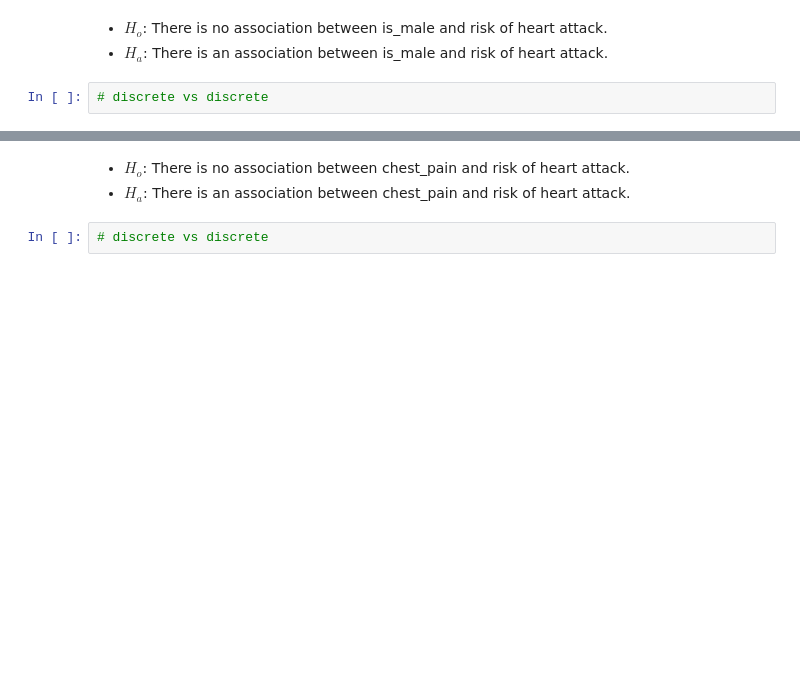
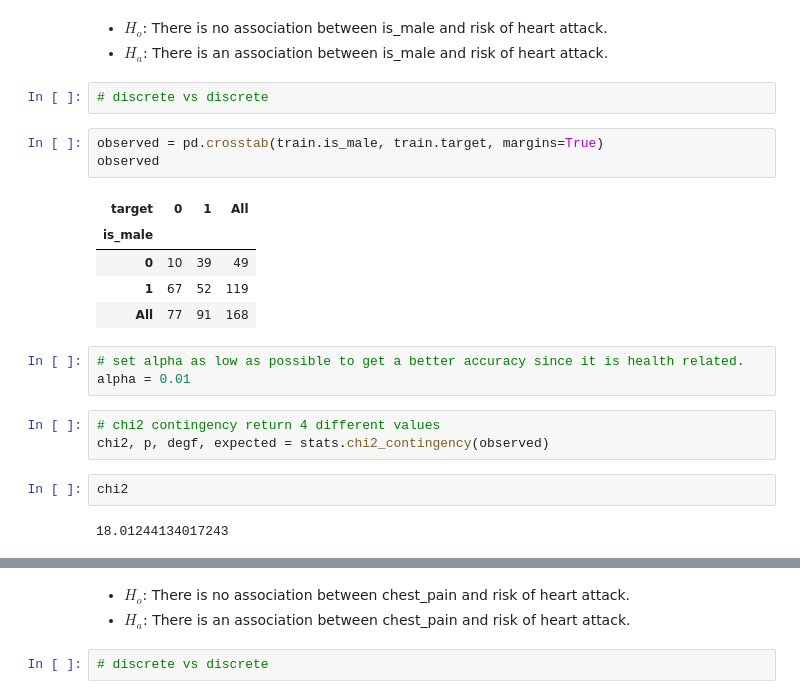
Before and after one commit to lupeluna/Heart_Attack_Possibility, a Jupyter notebook: Heart_Attack.ipynb, the cells around one changed output, grey strips where cells are left out. Saved outputs shown, nothing was run; the diff lists cells and outputs as text; blank space fills up the shorter version.

Commit message:
stats

```diff
--- a/Heart_Attack.ipynb
+++ b/Heart_Attack.ipynb
@@ -329,3 +342,22 @@ alpha = 0.05
 - $H_a$: There is an association between is_male and risk of heart attack.
 # %%
 # discrete vs discrete
+# %%
+observed = pd.crosstab(train.is_male, train.target, margins=True)
+observed
+# %% [output]
+| target | 0 | 1 | All |
+| is_male |  |  |  |
+| 0 | 10 | 39 | 49 |
+| 1 | 67 | 52 | 119 |
+| All | 77 | 91 | 168 |
+# %%
+# set alpha as low as possible to get a better accuracy since it is health related.
+alpha = 0.01
+# %%
+# chi2 contingency return 4 different values
+chi2, p, degf, expected = stats.chi2_contingency(observed)
+# %%
+chi2
+# %% [output]
+18.01244134017243
```
Also changed, not shown: parts of 17 cells of this notebook.
